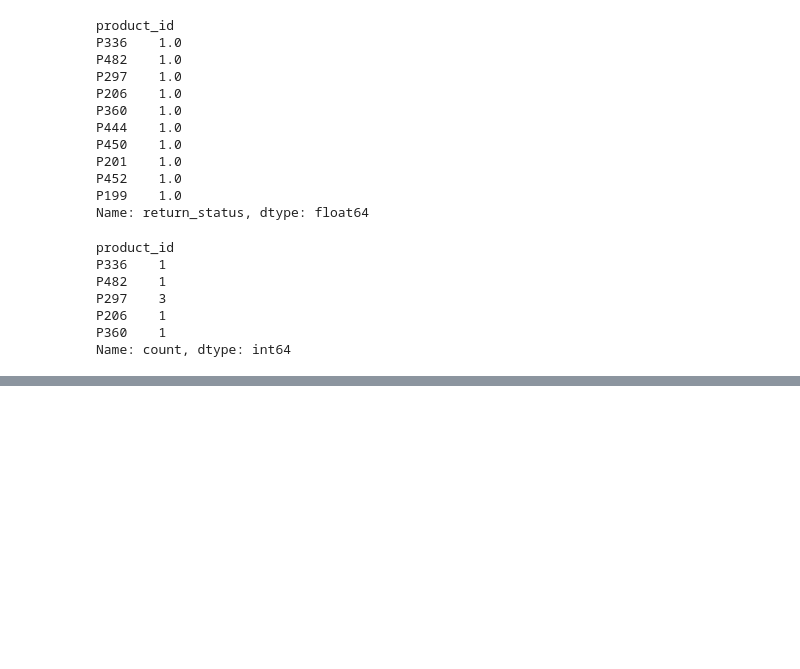
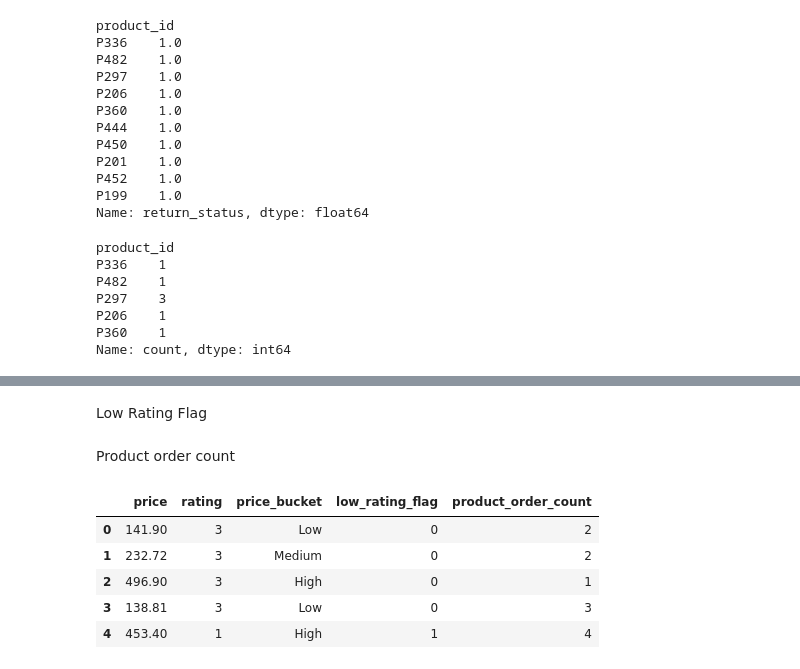
Before and after one commit to patelshivam109/Product-return-preiction, a Jupyter notebook: notebooks/day1.ipynb, the cells around one changed output, grey strips where cells are left out. Cells and saved outputs as stored; diff of their text form; code cells hidden in the pictures; blank space fills up the shorter version.

```diff
--- a/notebooks/day1.ipynb
+++ b/notebooks/day1.ipynb
@@ -213,0 +244,2 @@ Name: count, dtype: int64
+# %% [markdown]
+Low Rating Flag
@@ -213,0 +250,2 @@ Name: count, dtype: int64
+# %% [markdown]
+Product order count
@@ -213,0 +262,15 @@ Name: count, dtype: int64
+# %%
+df[[
+    "price",
+    "rating",
+    "price_bucket",
+    "low_rating_flag",
+    "product_order_count"
+]].head()
+# %% [output]
+|  | price | rating | price_bucket | low_rating_flag | product_order_count |
+| 0 | 141.90 | 3 | Low | 0 | 2 |
+| 1 | 232.72 | 3 | Medium | 0 | 2 |
+| 2 | 496.90 | 3 | High | 0 | 1 |
+| 3 | 138.81 | 3 | Low | 0 | 3 |
+| 4 | 453.40 | 1 | High | 1 | 4 |
```
Also changed, not shown: parts of 18 cells of this notebook, 7 other files.
